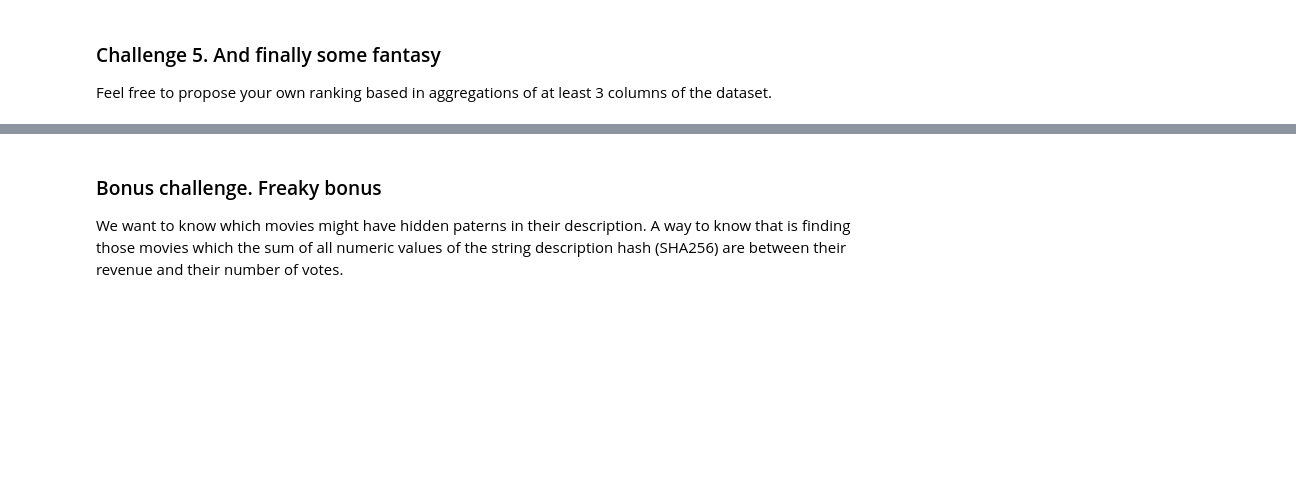
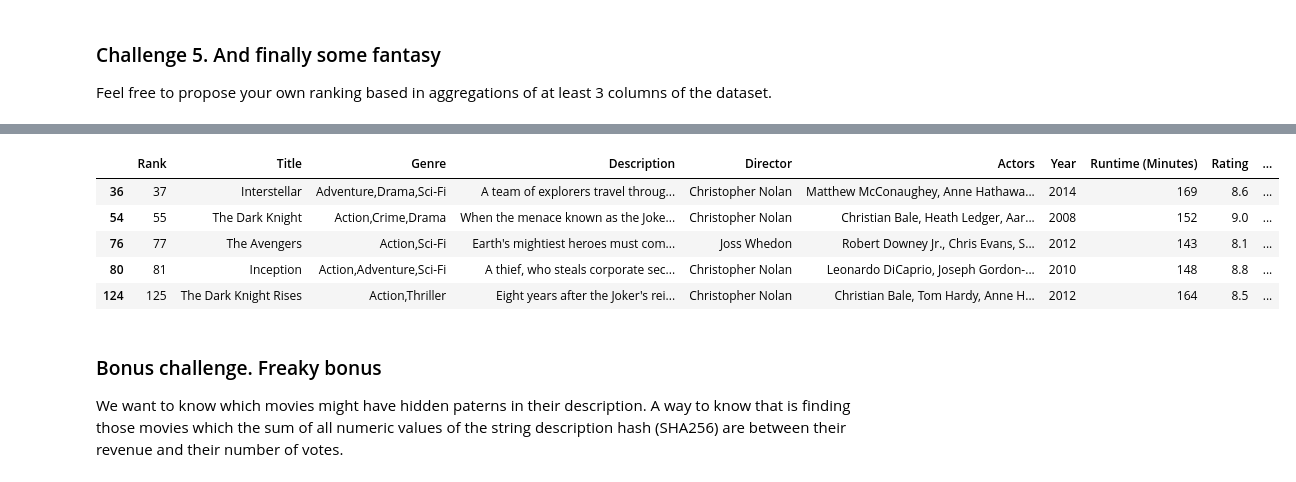
Before and after one commit to potacho/pandas_apply_lambda, a Jupyter notebook: pandas_apply_lambda.ipynb, the cells around one changed output, grey strips where cells are left out. Cells and saved outputs as stored; diff of their text form; code cells hidden in the pictures; blank space fills up the shorter version.

```diff
--- a/pandas_apply_lambda.ipynb
+++ b/pandas_apply_lambda.ipynb
@@ -192,3 +175,17 @@ Categorías:
+# %%
+fantasy_ranking.loc[:, 'Is prime?'] = 'Yes'
+fantasy_ranking.loc[:, 'bin'] = 'Cat 5'
+fantasy_ranking.loc[:, 'New Rating'] = fantasy_ranking['New Rating'].max()
+fantasy_ranking.loc[:, 'Revenue (Millions)'] = fantasy_ranking['Revenue (Millions)'].max()
+# %%
+fantasy_ranking.head()
+# %% [output]
+|  | Rank | Title | Genre | Description | Director | Actors | Year | Runtime (Minutes) | Rating | ... |
+| 36 | 37 | Interstellar | Adventure,Drama,Sci-Fi | A team of explorers travel throug... | Christopher Nolan | Matthew McConaughey, Anne Hathawa... | 2014 | 169 | 8.6 | ... |
+| 54 | 55 | The Dark Knight | Action,Crime,Drama | When the menace known as the Joke... | Christopher Nolan | Christian Bale, Heath Ledger, Aar... | 2008 | 152 | 9.0 | ... |
+| 76 | 77 | The Avengers | Action,Sci-Fi | Earth's mightiest heroes must com... | Joss Whedon | Robert Downey Jr., Chris Evans, S... | 2012 | 143 | 8.1 | ... |
+| 80 | 81 | Inception | Action,Adventure,Sci-Fi | A thief, who steals corporate sec... | Christopher Nolan | Leonardo DiCaprio, Joseph Gordon-... | 2010 | 148 | 8.8 | ... |
+| 124 | 125 | The Dark Knight Rises | Action,Thriller | Eight years after the Joker's rei... | Christopher Nolan | Christian Bale, Tom Hardy, Anne H... | 2012 | 164 | 8.5 | ... |
 # %% [markdown]
 ### Bonus challenge. Freaky bonus
 We want to know which movies might have hidden paterns in their description. A way to know that is finding those movies which the sum of all numeric values of the string description hash (SHA256) are between their revenue and their number of votes.
```
Also changed, not shown: parts of 12 cells of this notebook.
